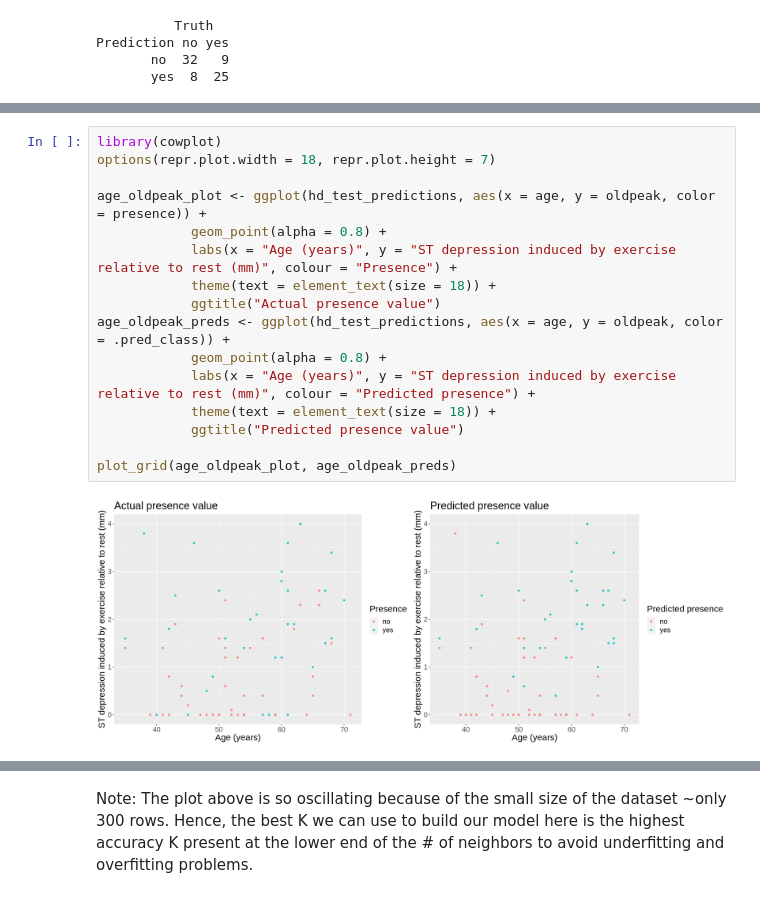
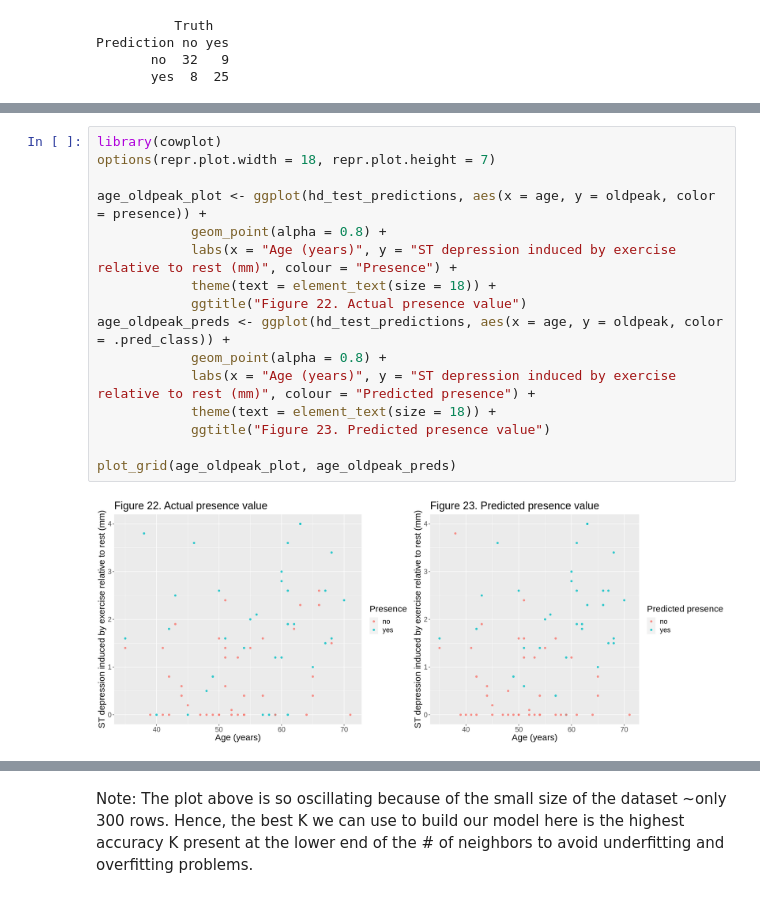
Before and after one commit to tashijain/DSCI100GroupProject, a Jupyter notebook: group_project_report.ipynb, the cells around one changed output, grey strips where cells are left out. Drawn from its saved outputs; the diff is of its cells as text.

Commit message:
added more write up/figure #s

```diff
--- a/group_project_report.ipynb
+++ b/group_project_report.ipynb
@@ -687,19 +719,19 @@ Prediction no yes
 # %%
 library(cowplot)
 options(repr.plot.width = 18, repr.plot.height = 7)
 
 age_oldpeak_plot <- ggplot(hd_test_predictions, aes(x = age, y = oldpeak, color = presence)) +
             geom_point(alpha = 0.8) +
             labs(x = "Age (years)", y = "ST depression induced by exercise relative to rest (mm)", colour = "Presence") +
             theme(text = element_text(size = 18)) +
-            ggtitle("Actual presence value")
+            ggtitle("Figure 22. Actual presence value")
 age_oldpeak_preds <- ggplot(hd_test_predictions, aes(x = age, y = oldpeak, color = .pred_class)) +
             geom_point(alpha = 0.8) +
             labs(x = "Age (years)", y = "ST depression induced by exercise relative to rest (mm)", colour = "Predicted presence") +
             theme(text = element_text(size = 18)) +
-            ggtitle("Predicted presence value")
+            ggtitle("Figure 23. Predicted presence value")
 
 plot_grid(age_oldpeak_plot, age_oldpeak_preds)
 # %% [output]
-[figure, old version]
+[figure, new version]
 # %% [markdown]
```
Also changed, not shown: parts of 17 cells of this notebook.
